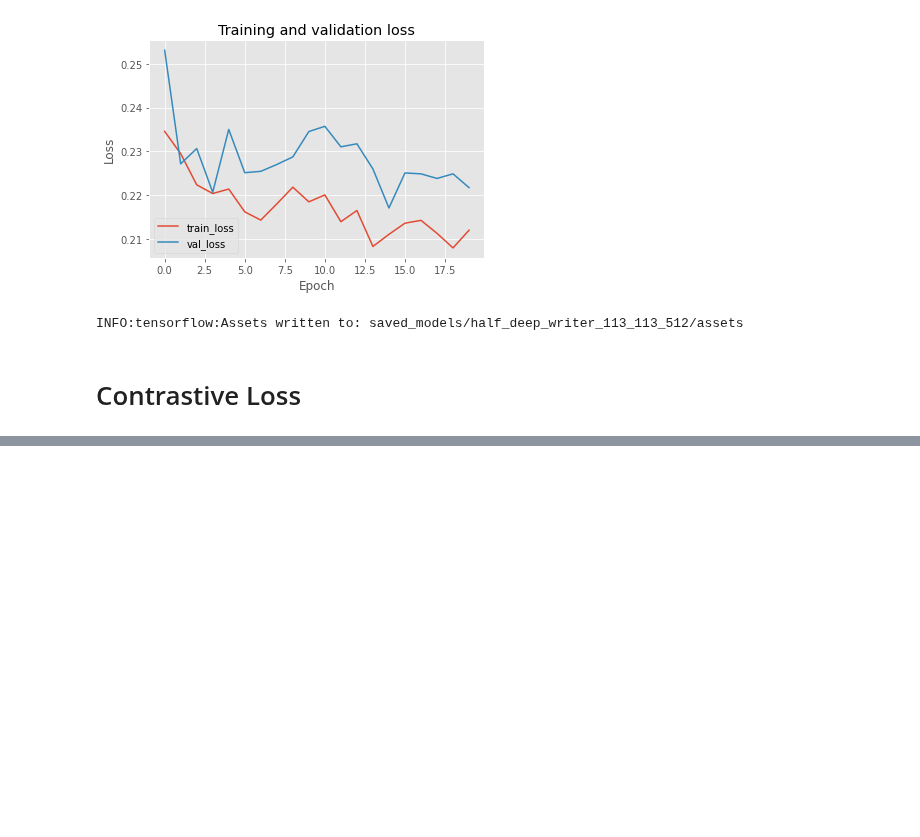
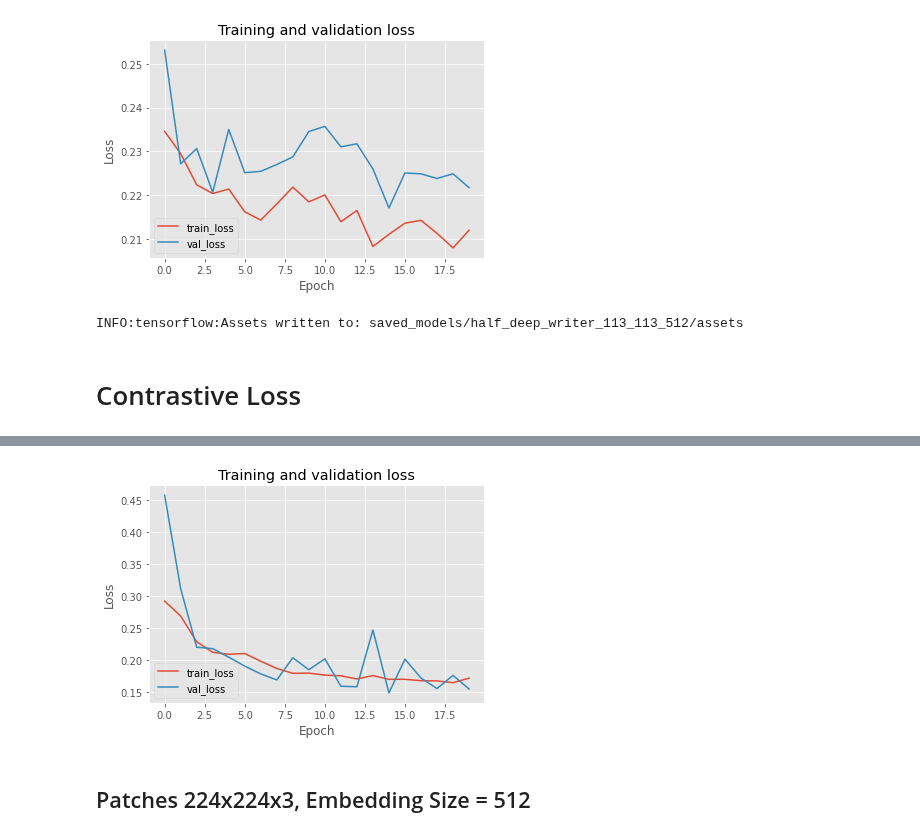
Before and after one commit to schauppi/HTSR_Handwritten_Text_Similarity_Recognition, a Jupyter notebook: half_deep_writer.ipynb, the cells around one changed output, grey strips where cells are left out. Saved outputs shown, nothing was run; the diff lists cells and outputs as text; code cells hidden in the pictures; blank space fills up the shorter version.

```diff
--- a/half_deep_writer.ipynb
+++ b/half_deep_writer.ipynb
@@ -954,0 +959,2 @@ plot_triplet_training(history_siamese_224_224_3_128_cl)
+# %%
+history_siamese_224_224_3_256_cl, siamese_224_224_3_256_cl = create_siamese_model_contrastive_loss(224,224, 256, train_dataset, val_dataset, 20)
@@ -954,0 +979,6 @@ plot_triplet_training(history_siamese_224_224_3_128_cl)
+# %%
+plot_triplet_training(history_siamese_224_224_3_256_cl)
+# %% [output]
+[figure, added]
+# %% [markdown]
+## Patches 224x224x3, Embedding Size = 512
```
Also changed, not shown: parts of 35 cells of this notebook.
